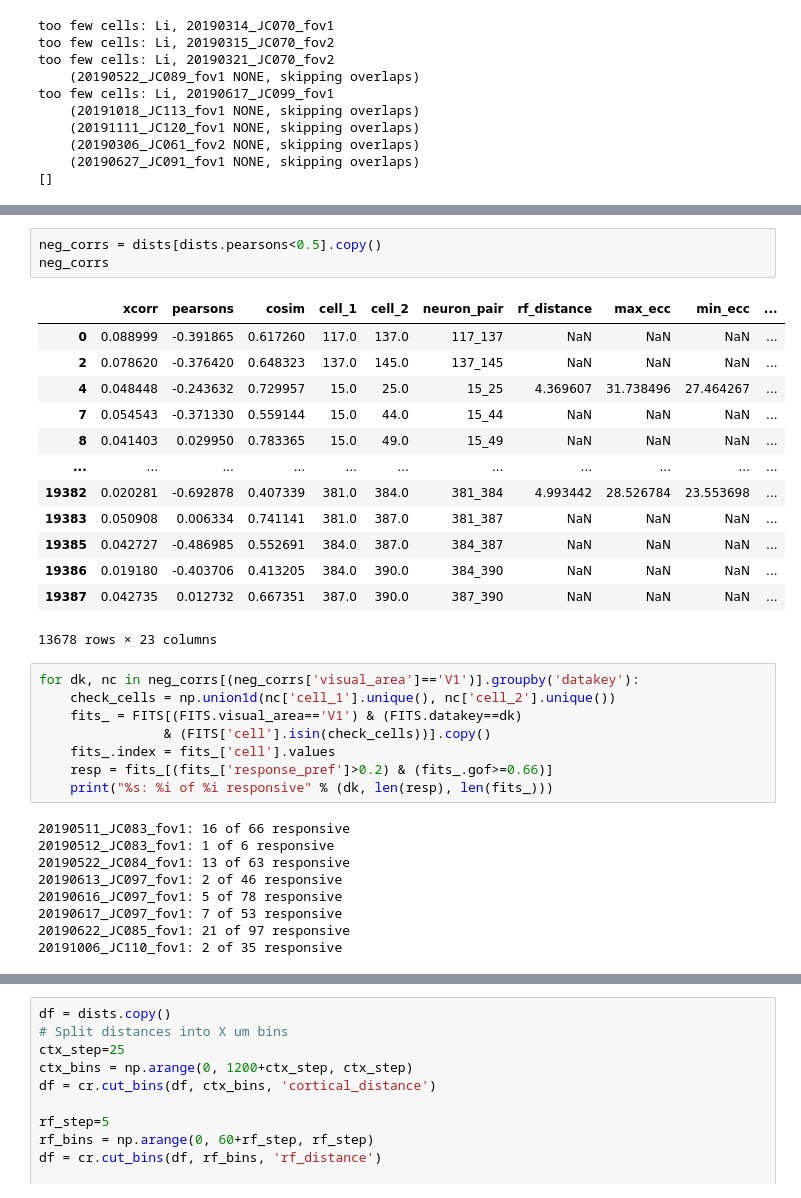
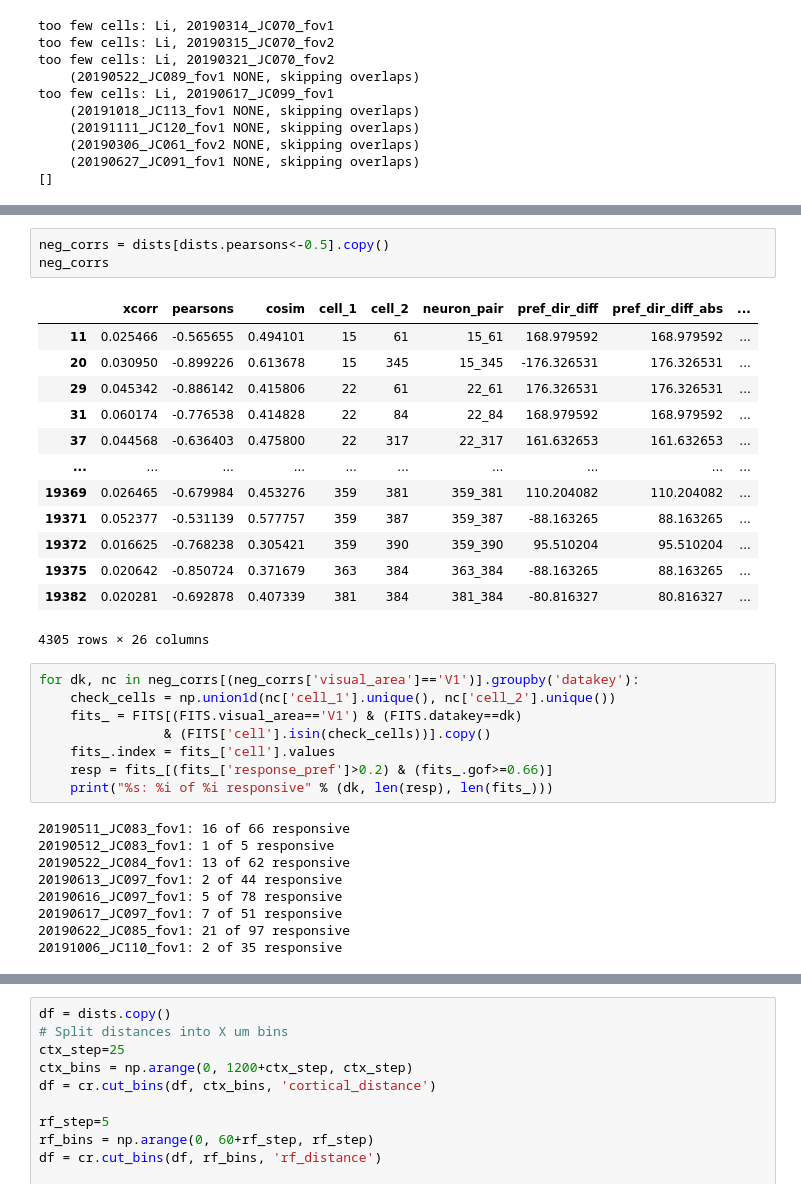
Before and after one commit to julianarhee/rat-2p-area-characterizations, a Jupyter notebook: analyze2p/gratings/correlate_tuning_curves.ipynb, the cells around one changed output, grey strips where cells are left out. Cells and saved outputs as stored; diff of their text form.

```diff
--- a/analyze2p/gratings/correlate_tuning_curves.ipynb
+++ b/analyze2p/gratings/correlate_tuning_curves.ipynb
@@ -328,20 +332,20 @@ dists.dropna().groupby('visual_area').count()
 # %%
-neg_corrs = dists[dists.pearsons<0.5].copy()
+neg_corrs = dists[dists.pearsons<-0.5].copy()
 neg_corrs
 # %% [output]
-|  | xcorr | pearsons | cosim | cell_1 | cell_2 | neuron_pair | rf_distance | max_ecc | min_ecc | ... |
-| 0 | 0.088999 | -0.391865 | 0.617260 | 117.0 | 137.0 | 117_137 | NaN | NaN | NaN | ... |
-| 2 | 0.078620 | -0.376420 | 0.648323 | 137.0 | 145.0 | 137_145 | NaN | NaN | NaN | ... |
-| 4 | 0.048448 | -0.243632 | 0.729957 | 15.0 | 25.0 | 15_25 | 4.369607 | 31.738496 | 27.464267 | ... |
-| 7 | 0.054543 | -0.371330 | 0.559144 | 15.0 | 44.0 | 15_44 | NaN | NaN | NaN | ... |
-| 8 | 0.041403 | 0.029950 | 0.783365 | 15.0 | 49.0 | 15_49 | NaN | NaN | NaN | ... |
-| ... | ... | ... | ... | ... | ... | ... | ... | ... | ... | ... |
-| 19382 | 0.020281 | -0.692878 | 0.407339 | 381.0 | 384.0 | 381_384 | 4.993442 | 28.526784 | 23.553698 | ... |
-| 19383 | 0.050908 | 0.006334 | 0.741141 | 381.0 | 387.0 | 381_387 | NaN | NaN | NaN | ... |
-| 19385 | 0.042727 | -0.486985 | 0.552691 | 384.0 | 387.0 | 384_387 | NaN | NaN | NaN | ... |
-| 19386 | 0.019180 | -0.403706 | 0.413205 | 384.0 | 390.0 | 384_390 | NaN | NaN | NaN | ... |
-| 19387 | 0.042735 | 0.012732 | 0.667351 | 387.0 | 390.0 | 387_390 | NaN | NaN | NaN | ... |
+|  | xcorr | pearsons | cosim | cell_1 | cell_2 | neuron_pair | pref_dir_diff | pref_dir_diff_abs | ... |
+| 11 | 0.025466 | -0.565655 | 0.494101 | 15 | 61 | 15_61 | 168.979592 | 168.979592 | ... |
+| 20 | 0.030950 | -0.899226 | 0.613678 | 15 | 345 | 15_345 | -176.326531 | 176.326531 | ... |
+| 29 | 0.045342 | -0.886142 | 0.415806 | 22 | 61 | 22_61 | 176.326531 | 176.326531 | ... |
+| 31 | 0.060174 | -0.776538 | 0.414828 | 22 | 84 | 22_84 | 168.979592 | 168.979592 | ... |
+| 37 | 0.044568 | -0.636403 | 0.475800 | 22 | 317 | 22_317 | 161.632653 | 161.632653 | ... |
+| ... | ... | ... | ... | ... | ... | ... | ... | ... | ... |
+| 19369 | 0.026465 | -0.679984 | 0.453276 | 359 | 381 | 359_381 | 110.204082 | 110.204082 | ... |
+| 19371 | 0.052377 | -0.531139 | 0.577757 | 359 | 387 | 359_387 | -88.163265 | 88.163265 | ... |
+| 19372 | 0.016625 | -0.768238 | 0.305421 | 359 | 390 | 359_390 | 95.510204 | 95.510204 | ... |
+| 19375 | 0.020642 | -0.850724 | 0.371679 | 363 | 384 | 363_384 | -88.163265 | 88.163265 | ... |
+| 19382 | 0.020281 | -0.692878 | 0.407339 | 381 | 384 | 381_384 | -80.816327 | 80.816327 | ... |
-13678 rows × 23 columns
+4305 rows × 26 columns
 # %%
 for dk, nc in neg_corrs[(neg_corrs['visual_area']=='V1')].groupby('datakey'):
     check_cells = np.union1d(nc['cell_1'].unique(), nc['cell_2'].unique())
@@ -352,11 +356,11 @@ for dk, nc in neg_corrs[(neg_corrs['visual_area']=='V1')].groupby('datakey'):
     print("%s: %i of %i responsive" % (dk, len(resp), len(fits_)))
 # %% [output]
 20190511_JC083_fov1: 16 of 66 responsive
-20190512_JC083_fov1: 1 of 6 responsive
-20190522_JC084_fov1: 13 of 63 responsive
-20190613_JC097_fov1: 2 of 46 responsive
+20190512_JC083_fov1: 1 of 5 responsive
+20190522_JC084_fov1: 13 of 62 responsive
+20190613_JC097_fov1: 2 of 44 responsive
 20190616_JC097_fov1: 5 of 78 responsive
-20190617_JC097_fov1: 7 of 53 responsive
+20190617_JC097_fov1: 7 of 51 responsive
 20190622_JC085_fov1: 21 of 97 responsive
 20191006_JC110_fov1: 2 of 35 responsive
 # %%
```
Also changed, not shown: parts of 14 cells of this notebook, 1 other file.
